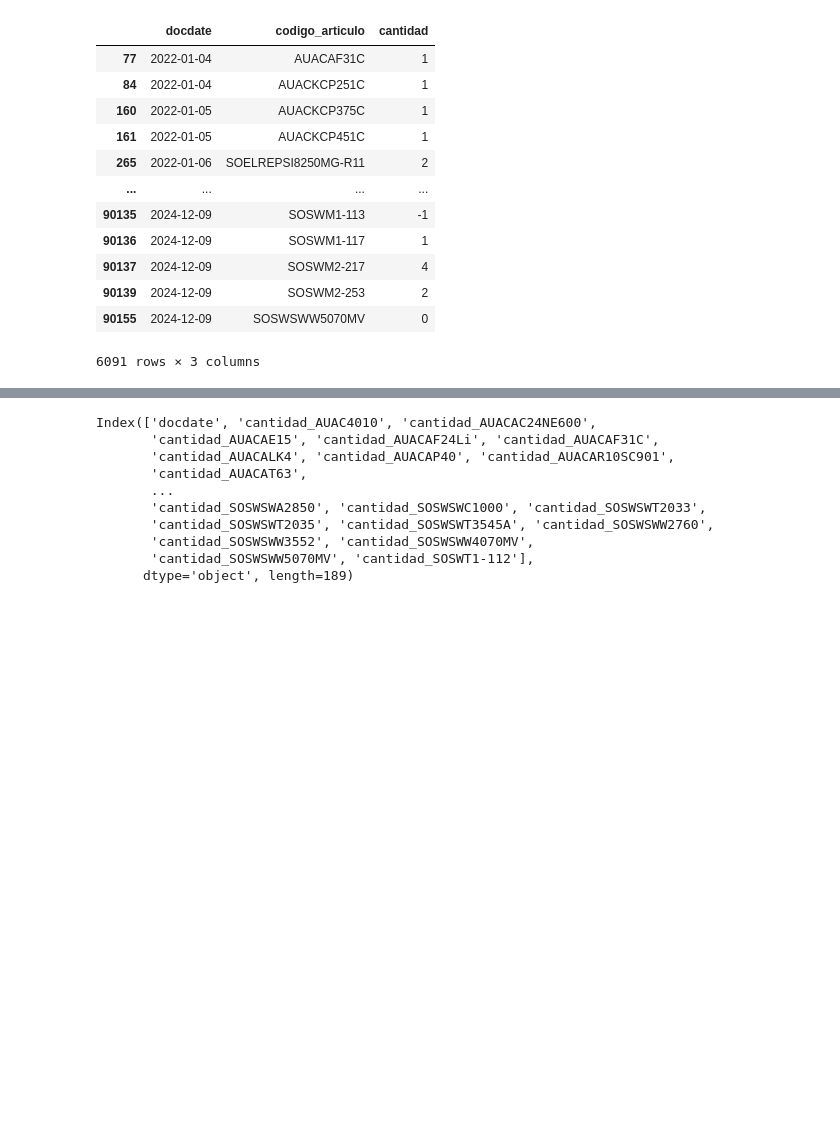
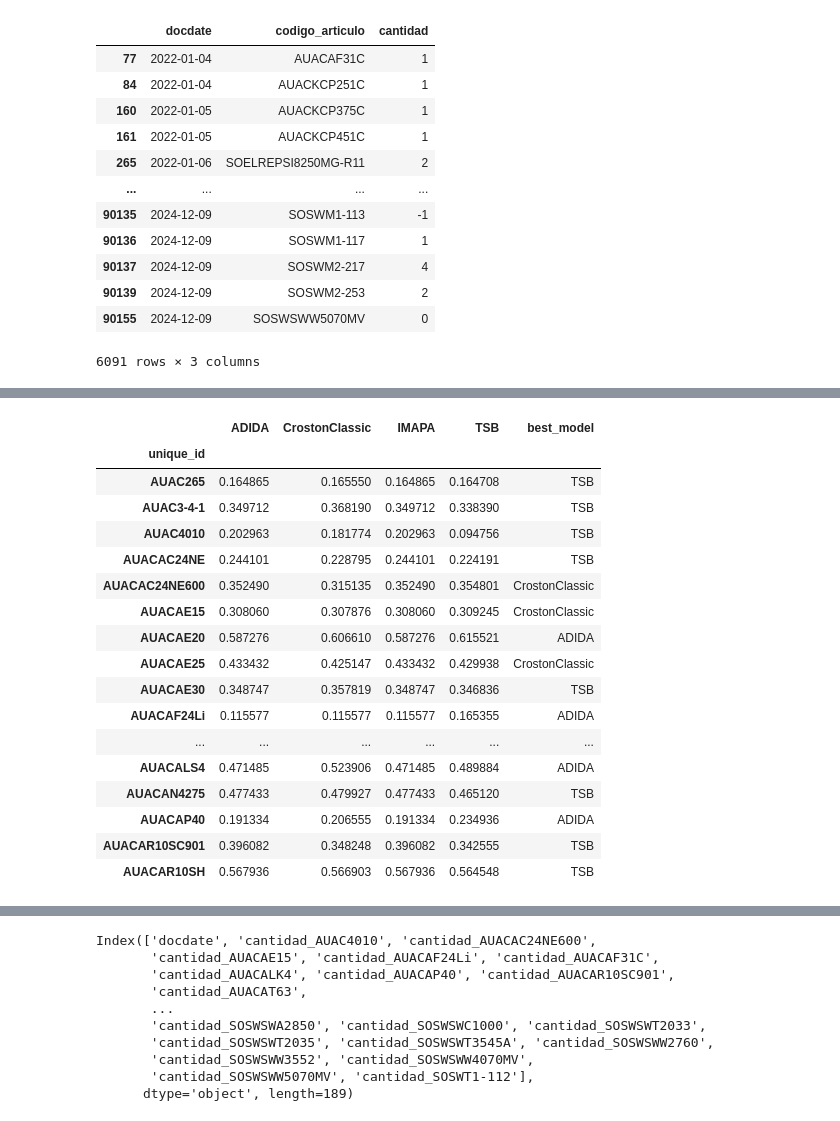
Before and after one commit to luemartinezro/ujueta_project, a Jupyter notebook: mod_data_apilada_Dda_low.ipynb, the cells around one changed output, grey strips where cells are left out. Drawn from its saved outputs; the diff is of its cells as text; code cells hidden in the pictures; blank space fills up the shorter version.

```diff
--- a/mod_data_apilada_Dda_low.ipynb
+++ b/mod_data_apilada_Dda_low.ipynb
@@ -687,0 +841,48 @@ Name: count, Length: 188, dtype: int64
+# %%
+from functools import partial
+from utilsforecast.evaluation import evaluate
+from utilsforecast.losses import mape, mase, mse, smape
+
+try:
+    crossvaldation_dflower = sf.cross_validation(
+        df=df_lower,
+        h=horizon,
+        step_size=horizon,
+        n_windows=1
+    )
+except ZeroDivisionError as e:
+    print(f"Error: {e}")
+# %%
+def evaluate_cross_validation(df, metric):
+    models = df.drop(columns=['unique_id', 'ds', 'cutoff', 'y'], errors='ignore').columns.tolist()
+    evals = []
+    # Calculate loss for every unique_id and cutoff.
+    for cutoff in df['cutoff'].unique():
+        eval_ = evaluate(df[df['cutoff'] == cutoff], metrics=[metric], models=models)
+        evals.append(eval_)
+    evals = pd.concat(evals)
+    evals = evals.groupby('unique_id').mean(numeric_only=True) # Averages the error metrics for all cutoffs for every combination of model and unique_id
+    evals['best_model'] = evals.idxmin(axis=1)
+    return evals
+
+evaluation_df = evaluate_cross_validation(crossvaldation_dflower.reset_index(drop=False), smape)
+evaluation_df.head(22)
+# %% [output]
+|  | ADIDA | CrostonClassic | IMAPA | TSB | best_model |
+| unique_id |  |  |  |  |  |
+| AUAC265 | 0.164865 | 0.165550 | 0.164865 | 0.164708 | TSB |
+| AUAC3-4-1 | 0.349712 | 0.368190 | 0.349712 | 0.338390 | TSB |
+| AUAC4010 | 0.202963 | 0.181774 | 0.202963 | 0.094756 | TSB |
+| AUACAC24NE | 0.244101 | 0.228795 | 0.244101 | 0.224191 | TSB |
+| AUACAC24NE600 | 0.352490 | 0.315135 | 0.352490 | 0.354801 | CrostonClassic |
+| AUACAE15 | 0.308060 | 0.307876 | 0.308060 | 0.309245 | CrostonClassic |
+| AUACAE20 | 0.587276 | 0.606610 | 0.587276 | 0.615521 | ADIDA |
+| AUACAE25 | 0.433432 | 0.425147 | 0.433432 | 0.429938 | CrostonClassic |
+| AUACAE30 | 0.348747 | 0.357819 | 0.348747 | 0.346836 | TSB |
+| AUACAF24Li | 0.115577 | 0.115577 | 0.115577 | 0.165355 | ADIDA |
+| ... | ... | ... | ... | ... | ... |
+| AUACALS4 | 0.471485 | 0.523906 | 0.471485 | 0.489884 | ADIDA |
+| AUACAN4275 | 0.477433 | 0.479927 | 0.477433 | 0.465120 | TSB |
+| AUACAP40 | 0.191334 | 0.206555 | 0.191334 | 0.234936 | ADIDA |
+| AUACAR10SC901 | 0.396082 | 0.348248 | 0.396082 | 0.342555 | TSB |
+| AUACAR10SH | 0.567936 | 0.566903 | 0.567936 | 0.564548 | TSB |
```
Also changed, not shown: parts of 15 cells of this notebook.
